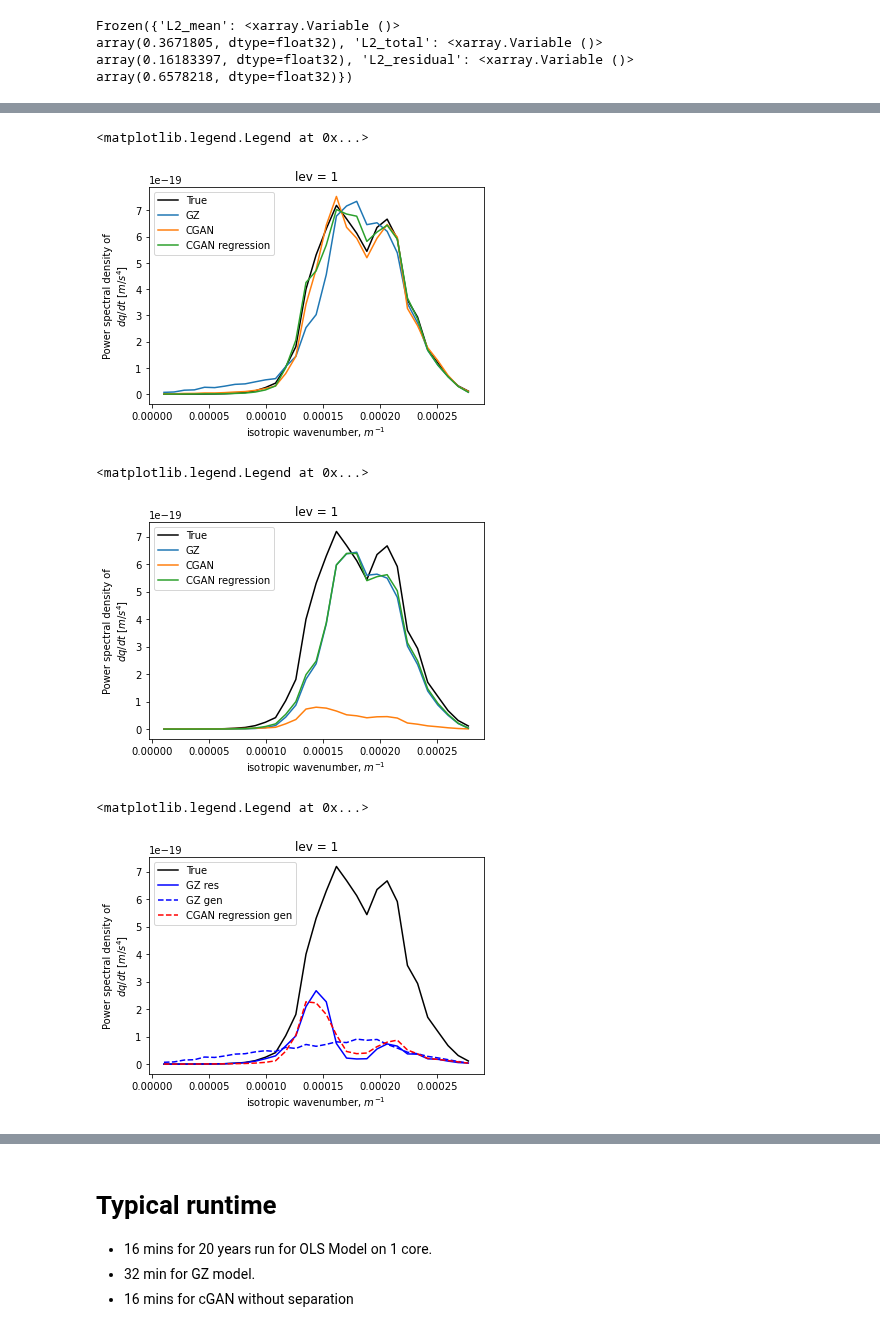
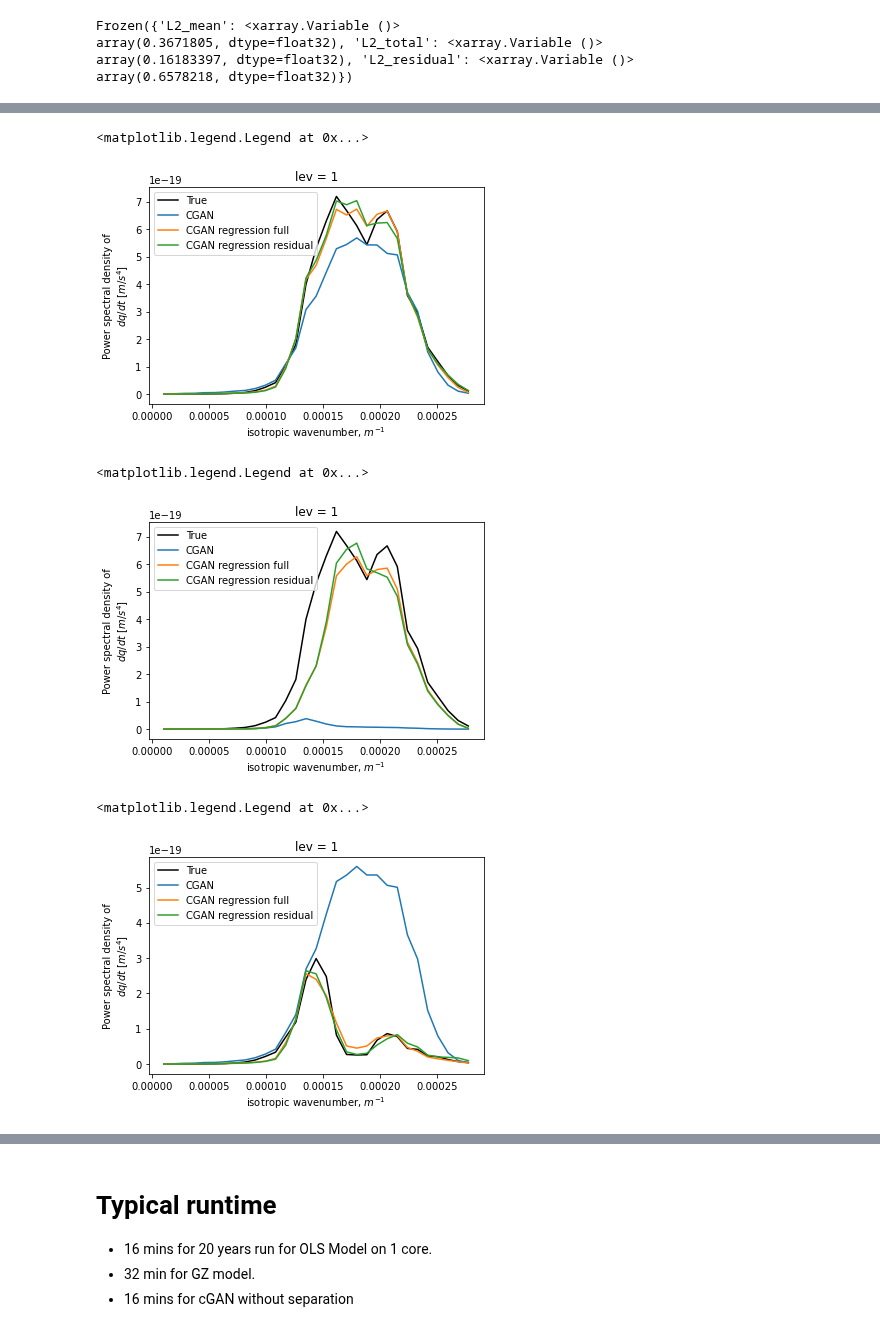
Before and after one commit to m2lines/pyqg_generative, a Jupyter notebook: notebooks/parameterization.ipynb, the cells around one changed output, grey strips where cells are left out. Cells and saved outputs as stored; diff of their text form; code cells hidden in the pictures.

```diff
--- a/notebooks/parameterization.ipynb
+++ b/notebooks/parameterization.ipynb
@@ -153,9 +152,9 @@ array(0.3671805, dtype=float32), 'L2_total': <xarray.Variable ()>
 array(0.16183397, dtype=float32), 'L2_residual': <xarray.Variable ()>
 array(0.6578218, dtype=float32)})
 # %%
-model = CGANModel()
-model.fit(ds_train, ds_test, num_epochs=10)
-cgan = model.test_offline(ds_test)
-cgan[['L2_mean', 'L2_total', 'L2_residual']].variables
+model = CGANRegression(regression=None)
+model.fit(ds_train, ds_test, num_epochs=5)
+cgan_none = model.test_offline(ds_test)
+cgan_none[['L2_mean', 'L2_total', 'L2_residual']].variables
 # %% [output]
 Training starts on device Quadro RTX 8000, number of samples 21500
@@ -178,7 +172,7 @@ array(0.15846579, dtype=float32)})
 # %%
-model = CGANRegression()
-model.fit(ds_train, ds_test, num_epochs=10)
-cgan_regression = model.test_offline(ds_test)
-cgan_regression[['L2_mean', 'L2_total', 'L2_residual']].variables
+model = CGANRegression(regression='full_loss')
+model.fit(ds_train, ds_test, num_epochs=5)
+cgan_full = model.test_offline(ds_test)
+cgan_full[['L2_mean', 'L2_total', 'L2_residual']].variables
 # %% [output]
 Training starts on device Quadro RTX 8000, number of samples 21500
@@ -204,0 +196,5 @@ array(0.20198695, dtype=float32)})
+# %%
+model = CGANRegression(regression='residual_loss')
+model.fit(ds_train, ds_test, num_epochs=5)
+cgan_residual = model.test_offline(ds_test)
+cgan_residual[['L2_mean', 'L2_total', 'L2_residual']].variables
@@ -205,30 +220,27 @@ array(0.20198695, dtype=float32)})
 # %%
-ols.PSD.isel(lev=0).plot(label='True', color='k')
-#ols.PSD_gen.isel(lev=1).plot(label='OLS')
-meanvar.PSD_gen.isel(lev=0).plot(label='GZ')
-cgan.PSD_gen.isel(lev=0).plot(label='CGAN')
-cgan_regression_100.PSD_gen.isel(lev=0).plot(label='CGAN regression')
+cgan_none.PSD.isel(lev=0).plot(label='True', color='k')
+cgan_none.PSD_gen.isel(lev=0).plot(label='CGAN')
+cgan_full.PSD_gen.isel(lev=0).plot(label='CGAN regression full')
+cgan_residual.PSD_gen.isel(lev=0).plot(label='CGAN regression residual')
 plt.legend()
 # %% [output]
 <matplotlib.legend.Legend at 0x...>
-[figure, old version]
+[figure, new version]
 # %%
-ols.PSD.isel(lev=0).plot(label='True', color='k')
-#ols.PSD_gen.isel(lev=1).plot(label='OLS')
-meanvar.PSD_mean.isel(lev=0).plot(label='GZ')
-cgan.PSD_mean.isel(lev=0).plot(label='CGAN')
-cgan_regression_100.PSD_mean.isel(lev=0).plot(label='CGAN regression')
+cgan_none.PSD.isel(lev=0).plot(label='True', color='k')
+cgan_none.PSD_mean.isel(lev=0).plot(label='CGAN')
+cgan_full.PSD_mean.isel(lev=0).plot(label='CGAN regression full')
+cgan_residual.PSD_mean.isel(lev=0).plot(label='CGAN regression residual')
 plt.legend()
 # %% [output]
 <matplotlib.legend.Legend at 0x...>
-[figure, old version]
+[figure, new version]
 # %%
-ols.PSD.isel(lev=0).plot(label='True', color='k')
-#ols.PSD_gen.isel(lev=1).plot(label='OLS')
-meanvar.PSD_res.isel(lev=0).plot(label='GZ res', color='b')
-meanvar.PSD_gen_res.isel(lev=0).plot(label='GZ gen', color='b', ls='--')
-cgan_regression_100.PSD_gen_res.isel(lev=0).plot(label='CGAN regression gen', color='r', ls='--')
+cgan_residual.PSD_res.isel(lev=0).plot(label='True', color='k')
+cgan_none.PSD_gen_res.isel(lev=0).plot(label='CGAN')
+cgan_full.PSD_gen_res.isel(lev=0).plot(label='CGAN regression full')
+cgan_residual.PSD_gen_res.isel(lev=0).plot(label='CGAN regression residual')
 plt.legend()
 # %% [output]
 <matplotlib.legend.Legend at 0x...>
-[figure, old version]
+[figure, new version]
```
Also changed, not shown: parts of 10 cells of this notebook, 3 other files.
